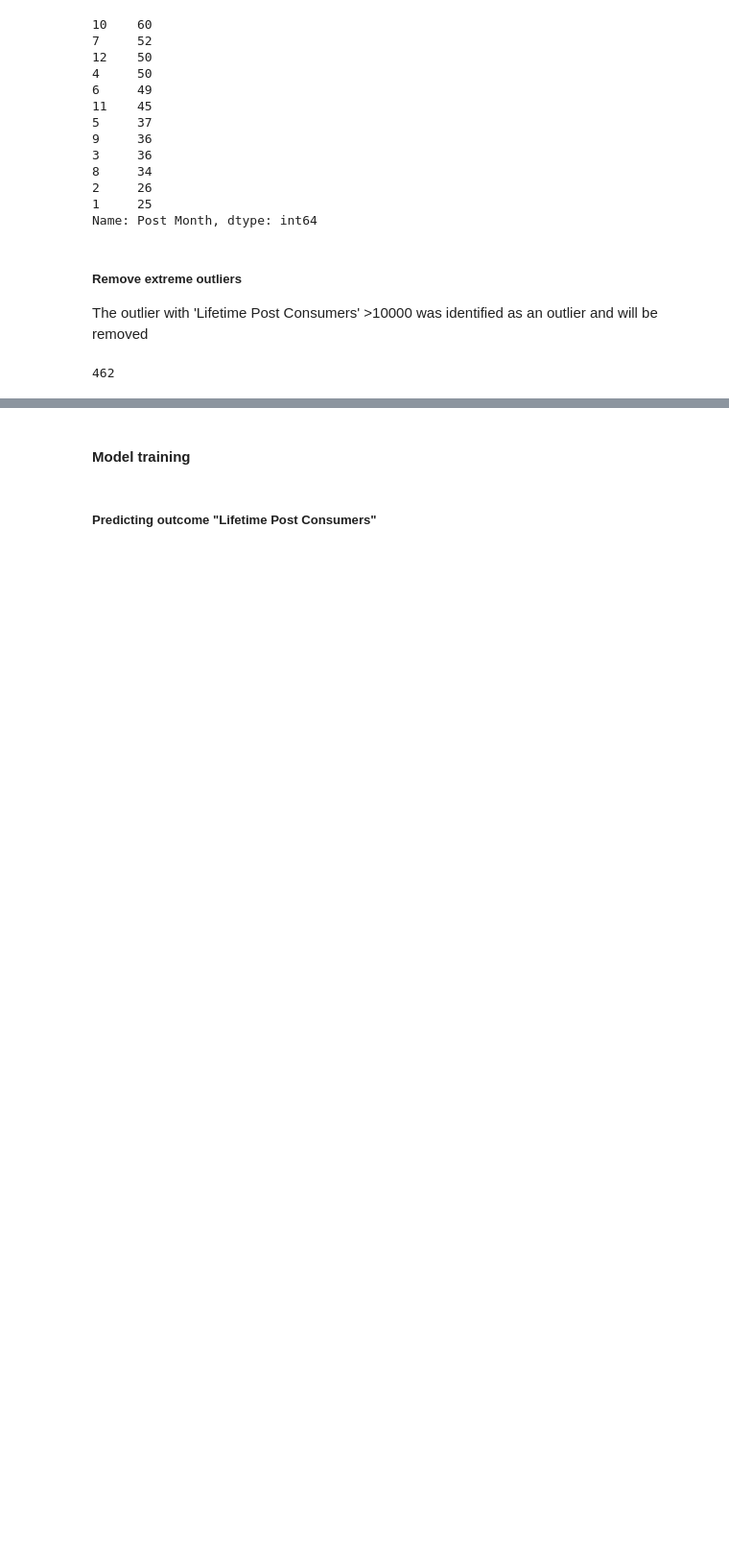
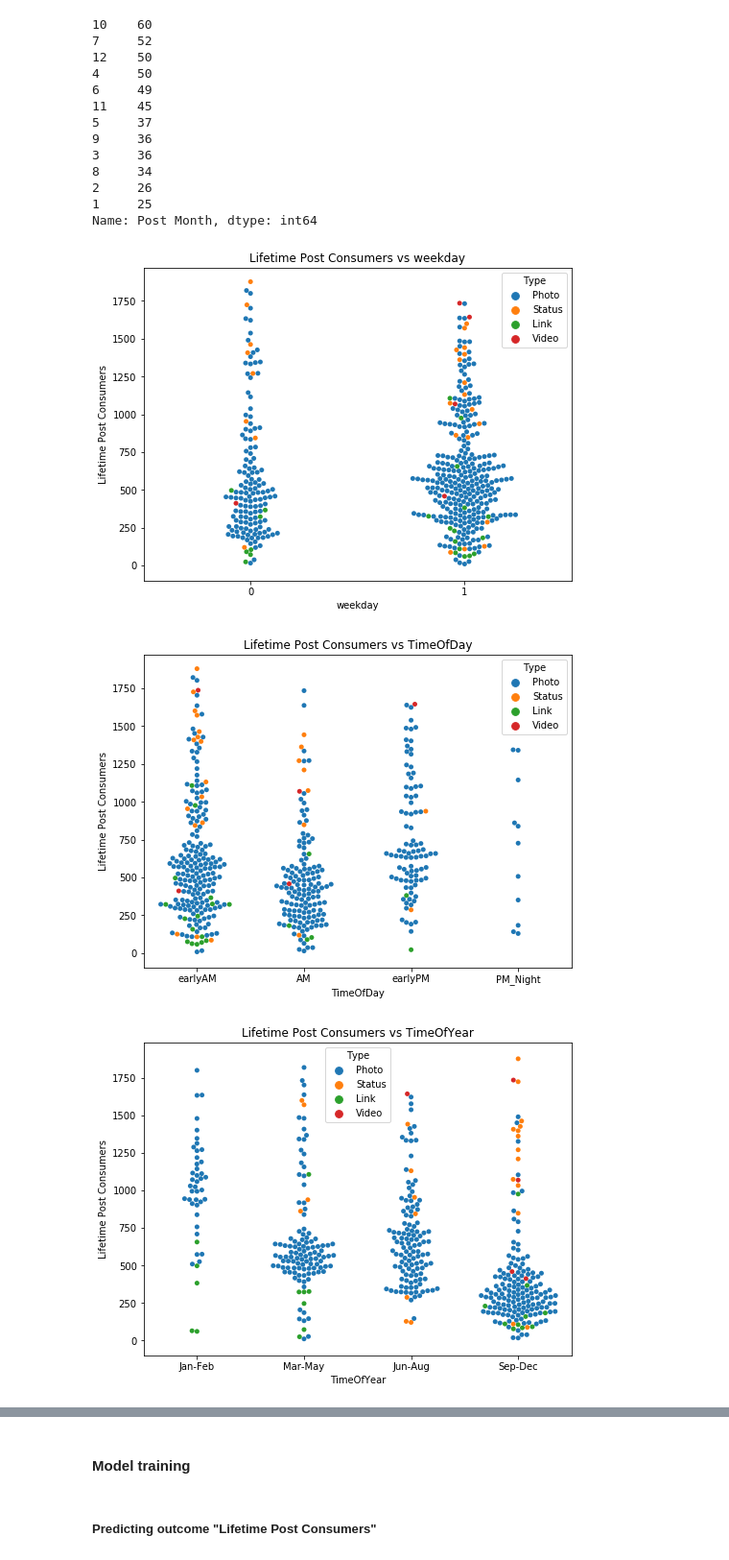
Before and after one commit to sherry-tan/MachineLearning, a Jupyter notebook: facebookmetrics/Assignment1B_final.ipynb, the cells around one changed output, grey strips where cells are left out. Shown at 96% size. Saved outputs shown, nothing was run; the diff lists cells and outputs as text; code cells hidden in the pictures; blank space fills up the shorter version.

```diff
--- a/facebookmetrics/Assignment1B_final.ipynb
+++ b/facebookmetrics/Assignment1B_final.ipynb
@@ -134,8 +129,6 @@ There is some variation in outcome values for some of the other features such as
 for outcome in selected_outcomes:
     palette = ['#e6e6e6', '#66a3ff','#ff944d','#008000']
     plt.figure(figsize=(12,6))
-    Q3 = df[outcome].quantile(q=0.75)
-    IQR = df[outcome].quantile(q=0.75) - df[outcome].quantile(q=0.25)
-    sns.swarmplot(y=outcome, x="Post Month",data=df[df[outcome]<=Q3+(1.5*IQR)], hue="Type", palette=palette)
+    sns.swarmplot(y=outcome, x="Post Month",data=df, hue="Type", palette=palette)
     plt.title("{} vs Post Month".format(outcome))
 # %% [output]
@@ -232,16 +230,4 @@ df['weekday'] = 1
 df.loc[df['Post Weekday']>=6, 'weekday']=0
 
 df['TimeOfDay']=pd.cut(df['Post Hour'], bins=[1,8,12,16,24], right=False, labels=["earlyAM","AM",'earlyPM',"PM_Night"])
-df['TimeOfYear']= pd.cut(df['Post Month'], bins=[1,4,7,10,13], right=False, labels=["Q1","Q2",'Q3',"Q4"])
+df['TimeOfYear']= pd.cut(df['Post Month'], bins=[1,3,6,9,13], right=False, labels=["Jan-Feb","Mar-May",'Jun-Aug',"Sep-Dec"])
-# %% [markdown]
-##### Remove extreme outliers
-The outlier with 'Lifetime Post Consumers' >10000 was identified as an outlier and will be removed
-# %%
-#df = df[df['Lifetime Post Consumers']<10000]
-Q3 = df["Lifetime Post Consumers"].quantile(q=0.75)
-IQR = df["Lifetime Post Consumers"].quantile(q=0.75) - df["Lifetime Post Consumers"].quantile(q=0.25)
-df = df[df["Lifetime Post Consumers"]<=Q3+(1.5*IQR)]
-# %%
-len(df)
-# %% [output]
-462
@@ -247,0 +236,13 @@ len(df)
+# %%
+for outcome in selected_outcomes:
+    Q3 = df[outcome].quantile(q=0.75)
+    IQR = df[outcome].quantile(q=0.75) - df[outcome].quantile(q=0.25)
+    df_removeoutliers  = df[df[outcome]<=Q3+(1.5*IQR)]
+    for attr in ['weekday','TimeOfDay','TimeOfYear']:
+        plt.figure(figsize=(8,6))
+        sns.swarmplot(x = attr, y = outcome, data=df_removeoutliers, hue = "Type")
+        plt.title("{} vs {}".format(outcome,attr))
+# %% [output]
+[figure, added]
+[figure, added]
+[figure, added]
```
Also changed, not shown: parts of 53 cells of this notebook.
